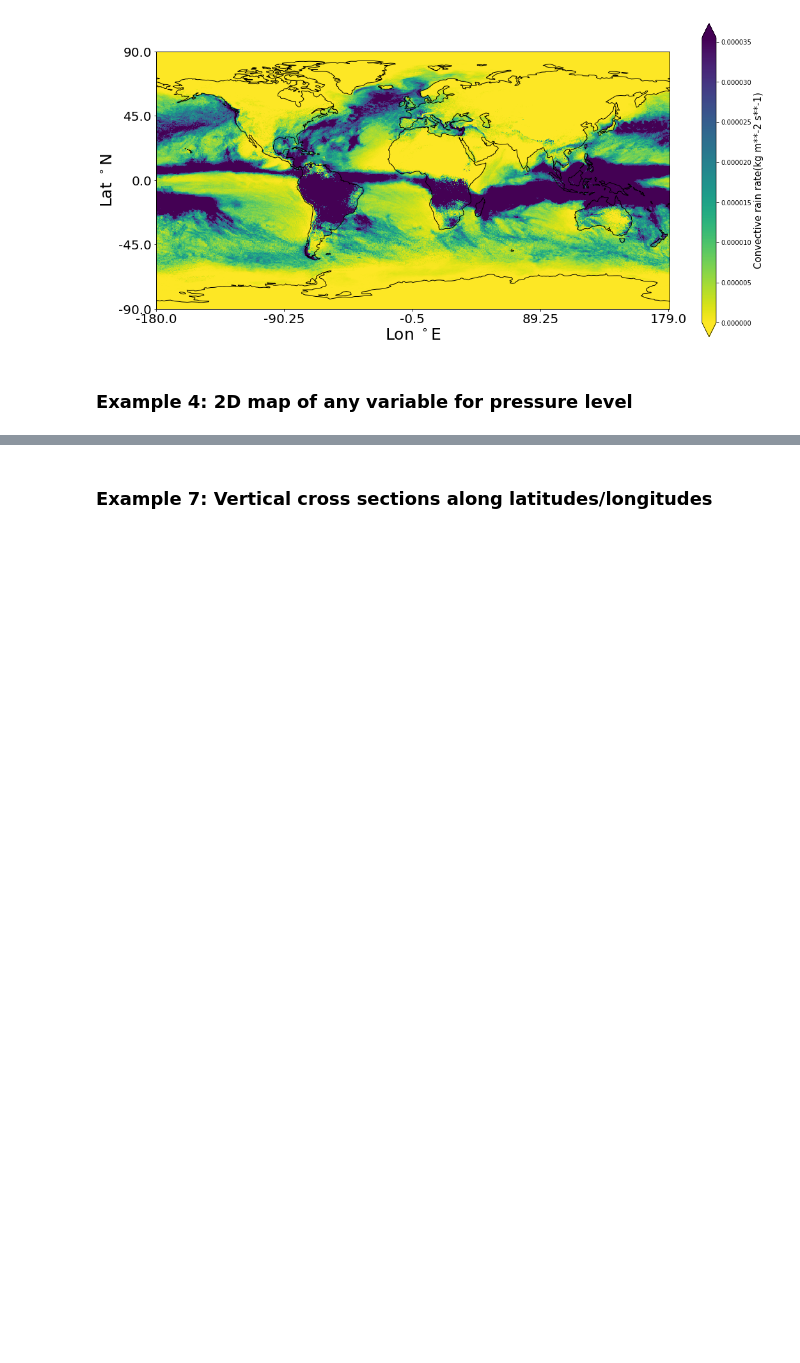
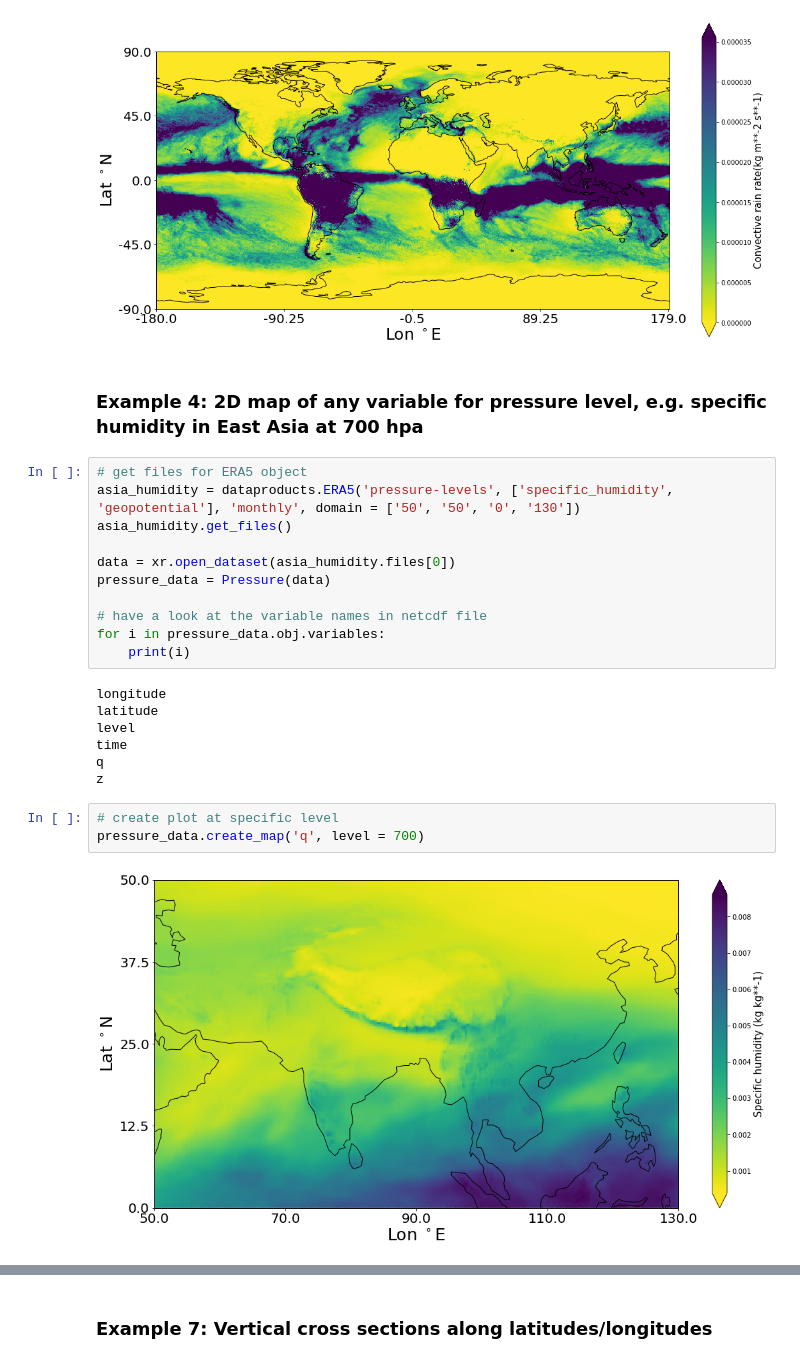
Before and after one commit to JuliaKukulies/cream, a Jupyter notebook: test_era5.ipynb, the cells around one changed output, grey strips where cells are left out. Saved outputs shown, nothing was run; the diff lists cells and outputs as text; blank space fills up the shorter version.

Commit message:
added methods for Pressure class, derive column-integrated maps

```diff
--- a/test_era5.ipynb
+++ b/test_era5.ipynb
@@ -270,4 +271,27 @@ surface_data_rain.create_map('crr')
 # %% [output]
 [figure]
 # %% [markdown]
-### Example 4: 2D map of any variable for pressure level
+### Example 4: 2D map of any variable for pressure level, e.g. specific humidity in East Asia at 700 hpa
+# %%
+# get files for ERA5 object
+asia_humidity = dataproducts.ERA5('pressure-levels', ['specific_humidity', 'geopotential'], 'monthly', domain = ['50', '50', '0', '130'])
+asia_humidity.get_files()
+
+data = xr.open_dataset(asia_humidity.files[0])
+pressure_data = Pressure(data)
+
+# have a look at the variable names in netcdf file
+for i in pressure_data.obj.variables:
+    print(i)
+# %% [output]
+longitude
+latitude
+level
+time
+q
+z
+# %%
+# create plot at specific level
+pressure_data.create_map('q', level = 700)
+# %% [output]
+[figure, added]
```
Also changed, not shown: parts of 5 cells of this notebook, 4 other files.
